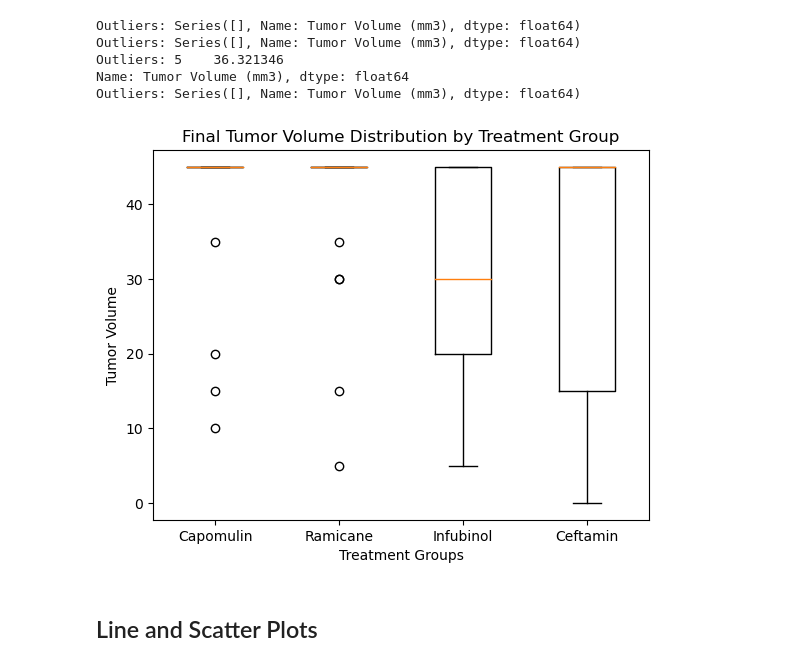
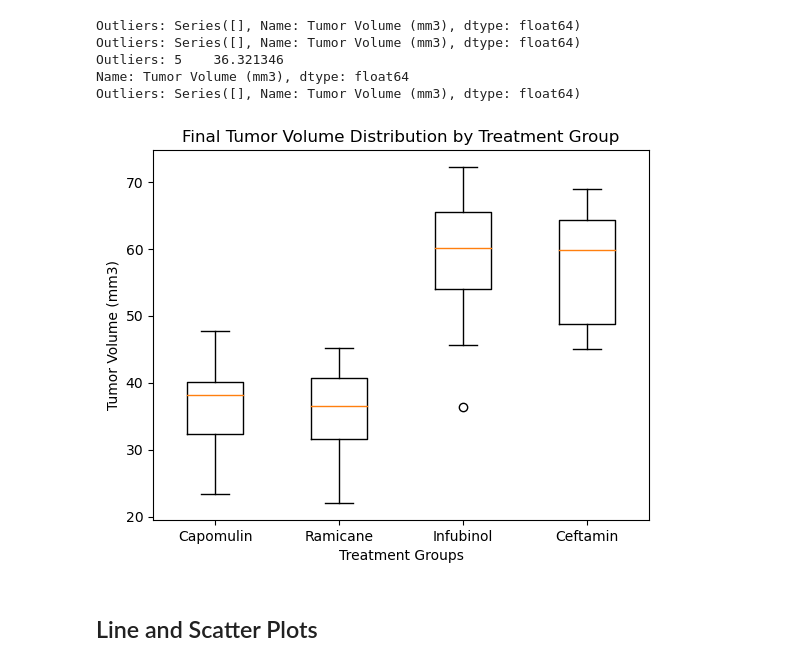
Before and after one commit to zqcushma/Pymaceuticals, a Jupyter notebook: my_work.ipynb, the cells around one changed output. Cells and saved outputs as stored; diff of their text form; code cells hidden in the pictures.

```diff
--- a/my_work.ipynb
+++ b/my_work.ipynb
@@ -246,14 +245,33 @@ Name: Tumor Volume (mm3), dtype: float64
 Outliers: Series([], Name: Tumor Volume (mm3), dtype: float64)
 # %%
 # Generate a box plot that shows the distrubution of the tumor volume for each treatment group.
-data =
-plt.boxplot(data, labels=groups)
+# Create an empty list to store tumor volume data for each treatment group
+boxData = []
+
+for group in groups:
+    # Filter the data for the current treatment group
+    groupData = cleanData[cleanData['Drug Regimen'] == group]
+
+    # Get the last timepoint for each mouse in the group
+    lastPointsGroup = groupData.groupby('Mouse ID')['Timepoint'].max().reset_index()
+
+    # Merge the last timepoints with the original data to get tumor volumes
+    mergedData = pd.merge(lastPointsGroup, groupData, on=['Mouse ID', 'Timepoint'])
+
+    # Extract the tumor volume for this group
+    tumorVolume = mergedData['Tumor Volume (mm3)']
+
+    # Append the data to the boxplot_data list
+    boxData.append(tumorVolume)
+
+# Create the boxplot
+plt.boxplot(boxData, labels=groups)
 plt.xlabel('Treatment Groups')
-plt.ylabel('Tumor Volume')
+plt.ylabel('Tumor Volume (mm3)')
 plt.title('Final Tumor Volume Distribution by Treatment Group')
 plt.show()
 # %% [output]
-[figure, old version]
+[figure, new version]
 # %% [markdown]
 ## Line and Scatter Plots
 # %%
```
Also changed, not shown: parts of 1 cell of this notebook.
